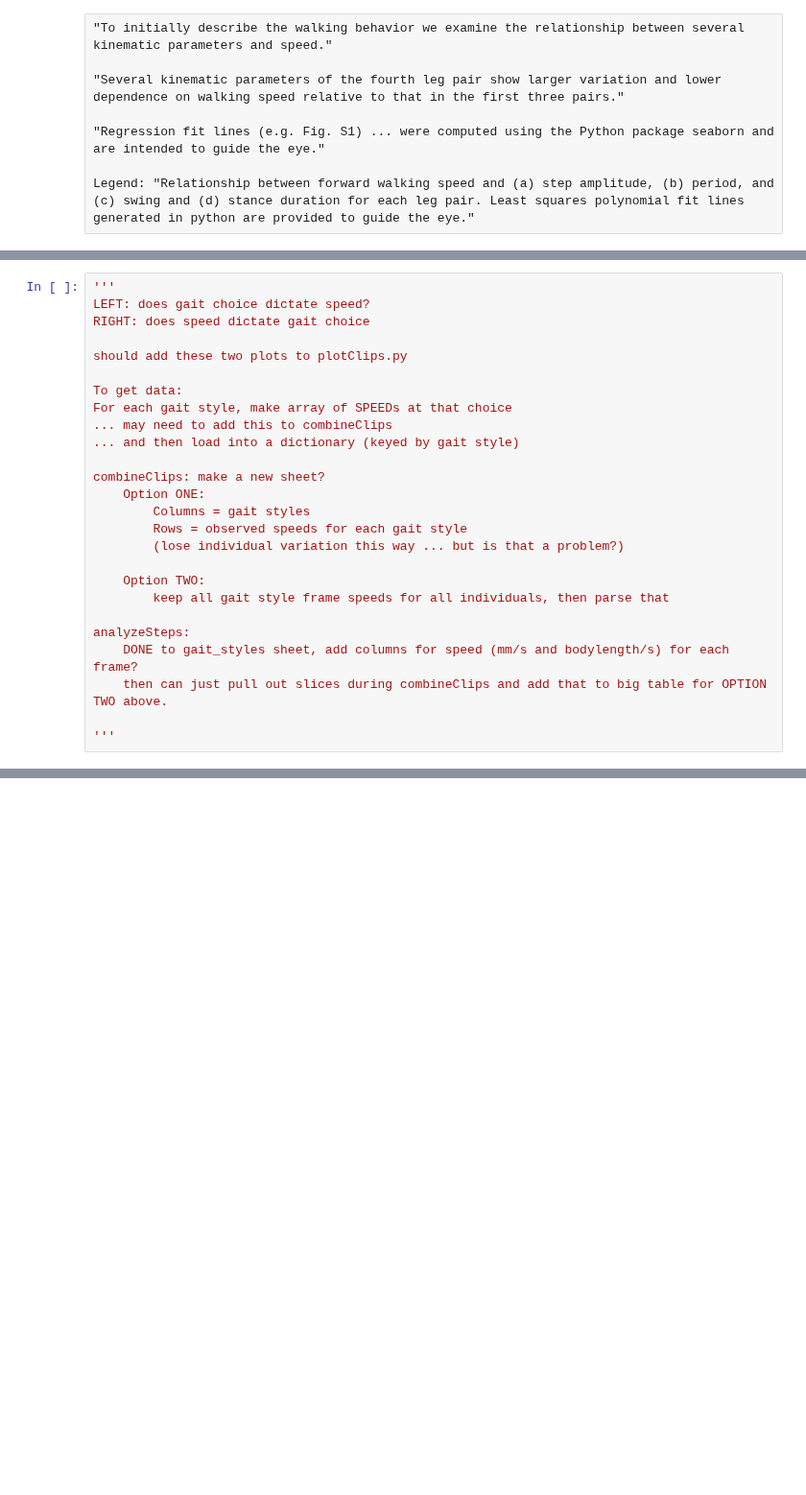
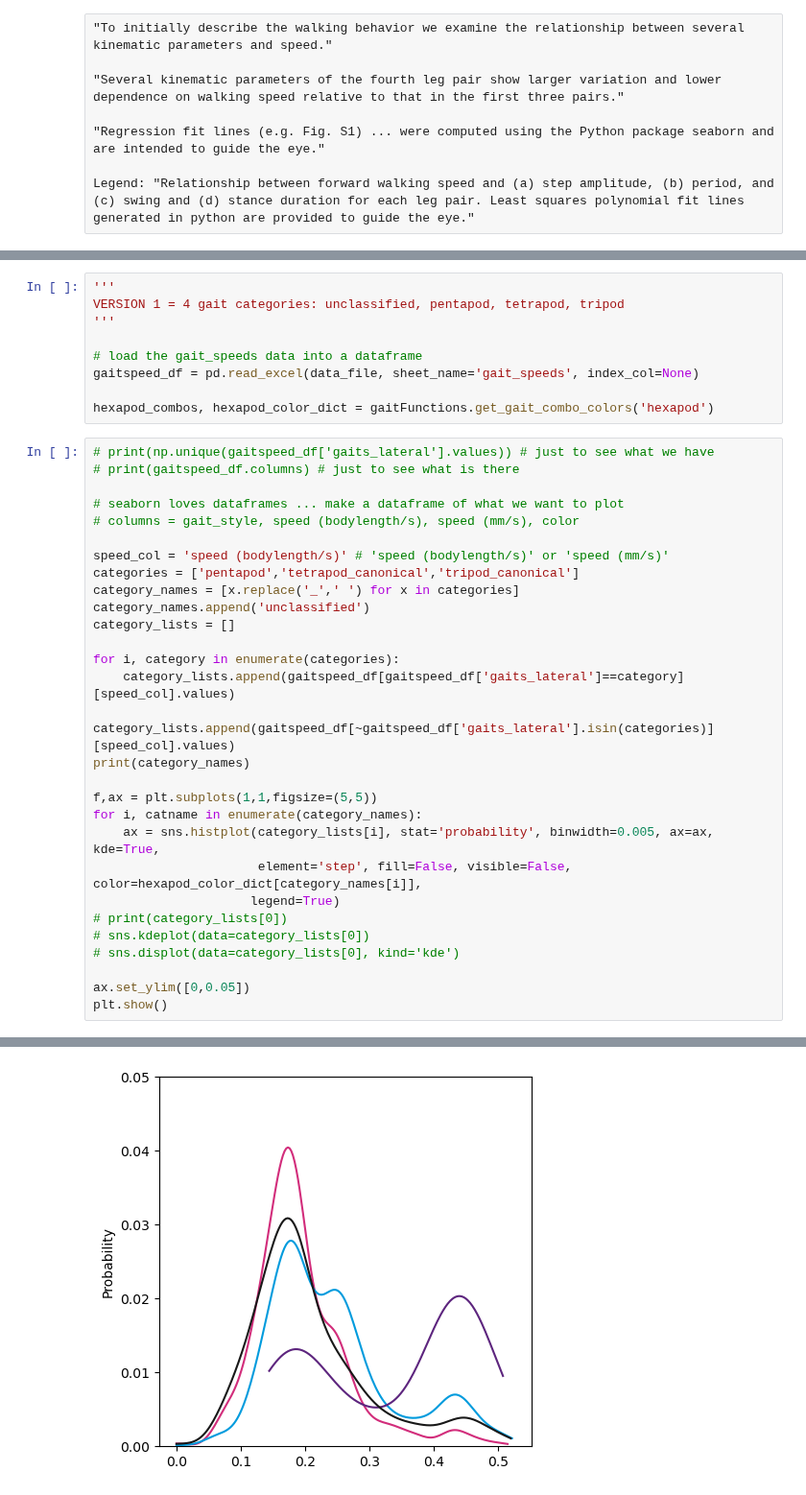
Before and after one commit to enwudz/gait, a Jupyter notebook: Speed and Step Kinematics.ipynb, the cells around one changed output, grey strips where cells are left out. Shown at 96% size. Drawn from its saved outputs; the diff is of its cells as text; blank space fills up the shorter version.

```diff
--- a/Speed and Step Kinematics.ipynb
+++ b/Speed and Step Kinematics.ipynb
@@ -264,26 +279,40 @@ plt.show()
+# %%
+'''
+VERSION 1 = 4 gait categories: unclassified, pentapod, tetrapod, tripod
+'''
+
+# load the gait_speeds data into a dataframe
+gaitspeed_df = pd.read_excel(data_file, sheet_name='gait_speeds', index_col=None)
+
+hexapod_combos, hexapod_color_dict = gaitFunctions.get_gait_combo_colors('hexapod')
 # %%
-'''
-LEFT: does gait choice dictate speed?
-RIGHT: does speed dictate gait choice
+# print(np.unique(gaitspeed_df['gaits_lateral'].values)) # just to see what we have
+# print(gaitspeed_df.columns) # just to see what is there
 
-should add these two plots to plotClips.py
+# seaborn loves dataframes ... make a dataframe of what we want to plot
+# columns = gait_style, speed (bodylength/s), speed (mm/s), color
 
-To get data:
-For each gait style, make array of SPEEDs at that choice
-... may need to add this to combineClips
-... and then load into a dictionary (keyed by gait style)
+speed_col = 'speed (bodylength/s)' # 'speed (bodylength/s)' or 'speed (mm/s)'
+categories = ['pentapod','tetrapod_canonical','tripod_canonical']
+category_names = [x.replace('_',' ') for x in categories]
+category_names.append('unclassified')
+category_lists = []
 
-combineClips: make a new sheet?
-    Option ONE:
-        Columns = gait styles
-        Rows = observed speeds for each gait style
-        (lose individual variation this way ... but is that a problem?)
+for i, category in enumerate(categories):
+    category_lists.append(gaitspeed_df[gaitspeed_df['gaits_lateral']==category][speed_col].values)
 
-    Option TWO:
-        keep all gait style frame speeds for all individuals, then parse that
+category_lists.append(gaitspeed_df[~gaitspeed_df['gaits_lateral'].isin(categories)][speed_col].values)
+print(category_names)
 
-analyzeSteps:
-    DONE to gait_styles sheet, add columns for speed (mm/s and bodylength/s) for each frame?
-    then can just pull out slices during combineClips and add that to big table for OPTION TWO above.
+f,ax = plt.subplots(1,1,figsize=(5,5))
+for i, catname in enumerate(category_names):
+    ax = sns.histplot(category_lists[i], stat='probability', binwidth=0.005, ax=ax, kde=True,
+                      element='step', fill=False, visible=False, color=hexapod_color_dict[category_names[i]],
+                     legend=True)
+# print(category_lists[0])
+# sns.kdeplot(data=category_lists[0])
+# sns.displot(data=category_lists[0], kind='kde')
 
-'''
+ax.set_ylim([0,0.05])
+plt.show()
+# %% [output]
@@ -289,0 +320 @@ analyzeSteps:
+[figure, added]
```
Also changed, not shown: parts of 10 cells of this notebook, 5 other files.
